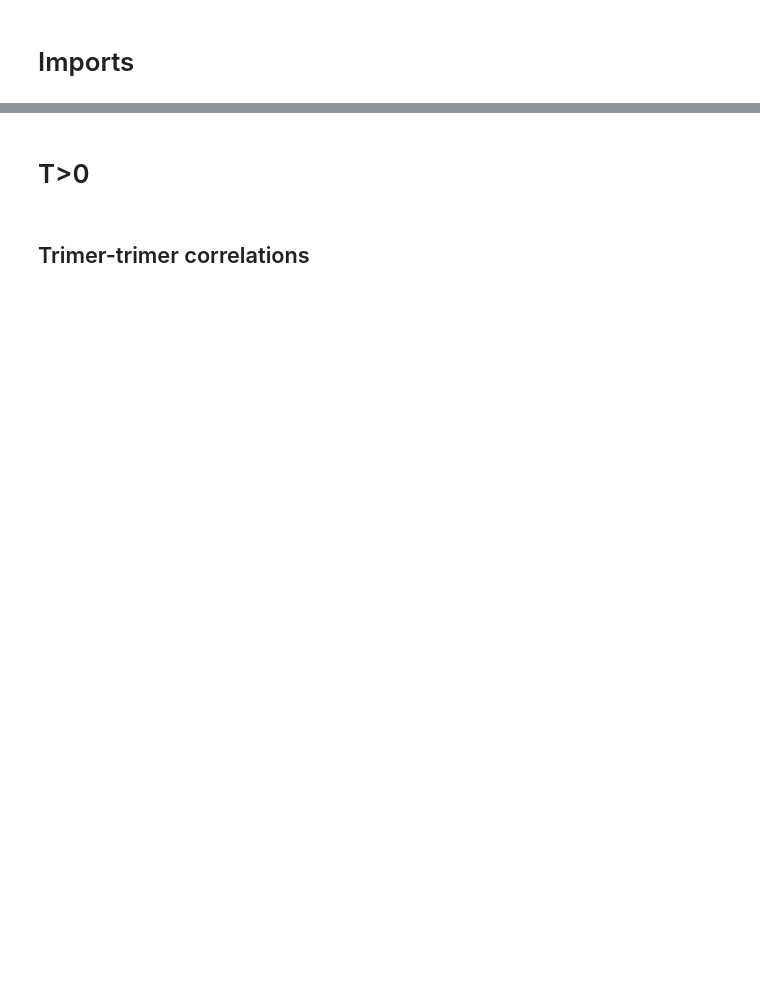
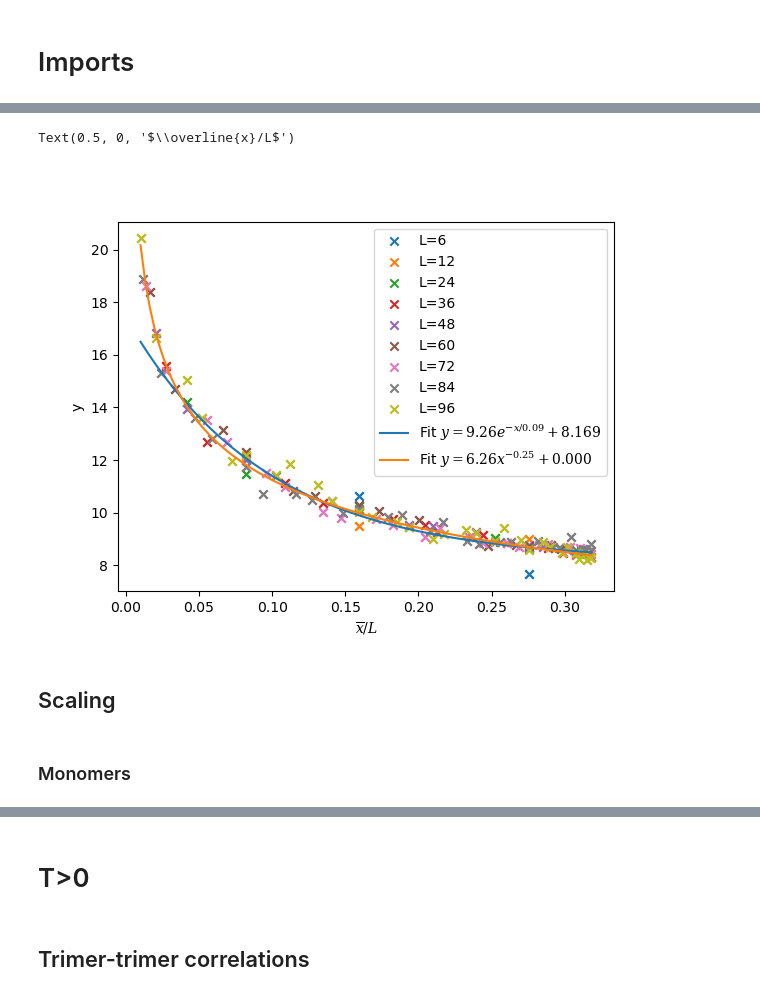
Before and after one commit to KimGroup/trimer-tbg, a Jupyter notebook: mc/pocket-2.ipynb, the cells around one changed output, grey strips where cells are left out. Cells and saved outputs as stored; diff of their text form; code cells hidden in the pictures; blank space fills up the shorter version.

```diff
--- a/mc/pocket-2.ipynb
+++ b/mc/pocket-2.ipynb
@@ -15,0 +131,48 @@ The autoreload extension is already loaded. To reload it, use:
+# %%
+L, data = get_all_data("data/t0j0/1-48/*/mono-mono.dat", lambda data, props: data[0].reshape((props["l"], props["l"])), skip=1, by="l")
+# %%
+L, data = get_all_data("data/t0j0/doped/-1/*_0/mono-mono.dat", lambda data, props: data[0].reshape((props["l"], props["l"])), skip=1, by="l")
+# %%
+L, data = get_all_data("data/t0j0/doped/1.48/*/mono-mono.dat", lambda data, props: data[0].reshape((props["l"], props["l"])), skip=1, by="l")
+# %%
+L, data = get_all_data("data/t0j0/doped/1.196/*/mono-mono.dat", lambda data, props: data[0].reshape((props["l"], props["l"])), skip=4, by="l")
+# %%
+plt.close("all")
+plt.figure()
+xs = []
+ys = []
+for l, d in zip(L, data):
+    x = np.arange(l)
+    scaledx = np.sin(np.pi * x/l) / (np.pi/l)
+    scaledx = scaledx/l
+
+    d = d  * l**2
+
+    plt.scatter(scaledx[x%3!=0], d[x%3!=0, 0], marker="x", label="L="+str(l))
+    for i in range(d.shape[0]//2):
+        if i % 3 == 0: continue
+        xs.append(scaledx[i])
+        ys.append(d[i, 0])
+
+x = np.linspace(0.01, 1/np.pi, 100)
+
+def fun(x, A, B, C):
+    return B * np.exp(np.abs(x) / A) + C
+param, _ = scipy.optimize.curve_fit(fun, xs[:20], ys[:20], p0=[-0.25, 1, 1/16], bounds=([-5, 0, 0], [-0.01, np.inf, 100]))
+plt.plot(x, fun(x, *param), label=f"Fit $y={param[1]:.2f}e^{{-x/{-param[0]:.2f}}}+{param[2]:.3f}$")
+
+def fun(x, A, B, C):
+    return B * np.power(np.abs(x), A) + C
+param, _ = scipy.optimize.curve_fit(fun, xs[:20], ys[:20], p0=[-0.25, 1, 0.0582], bounds=([-5, 0, 0], [-0.01, np.inf, 100]))
+plt.plot(x, fun(x, *param), label=f"Fit $y={param[1]:.2f}x^{{{param[0]:.2f}}}+{param[2]:.3f}$")
+
+plt.legend()
+plt.ylabel("y")
+plt.xlabel("$\\overline{x}/L$")
+# %% [output]
+Text(0.5, 0, '$\\overline{x}/L$')
+[figure, added]
+# %% [markdown]
+## Scaling
+# %% [markdown]
+### Monomers
```
Also changed, not shown: parts of 25 cells of this notebook, 3 other files.
